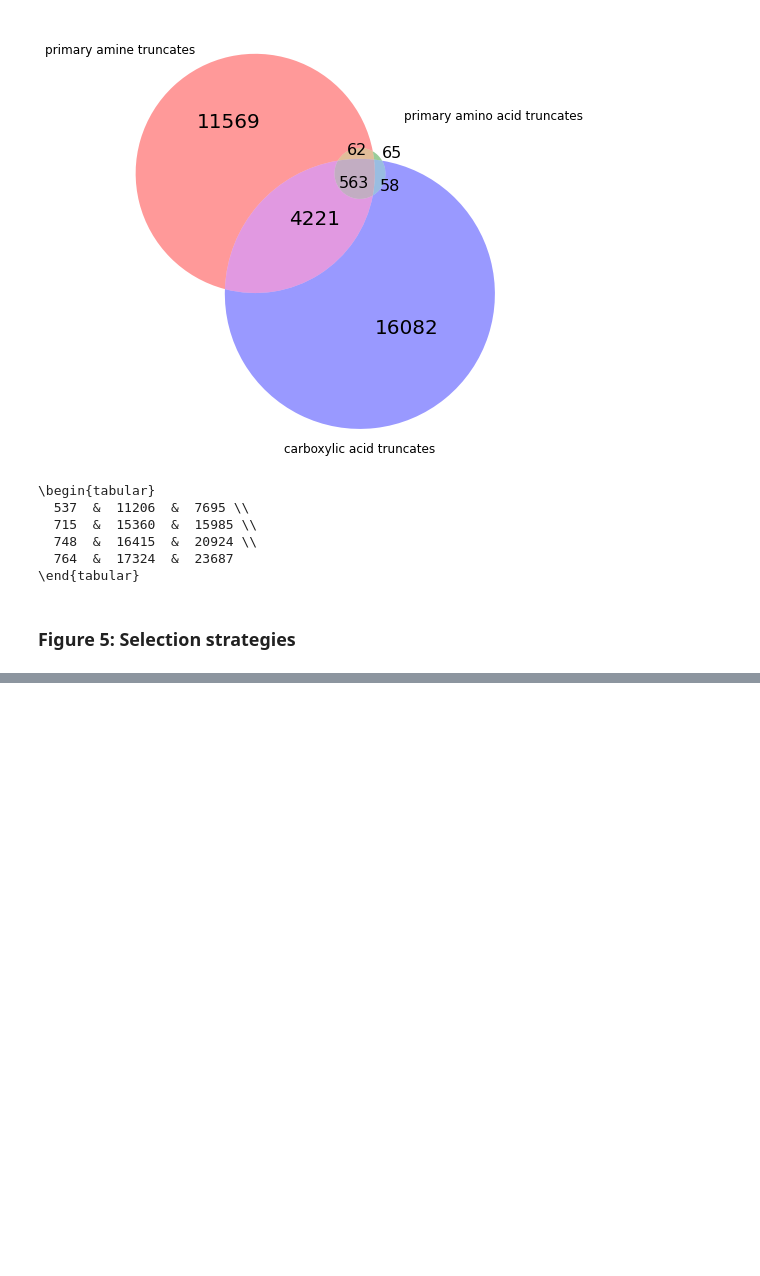
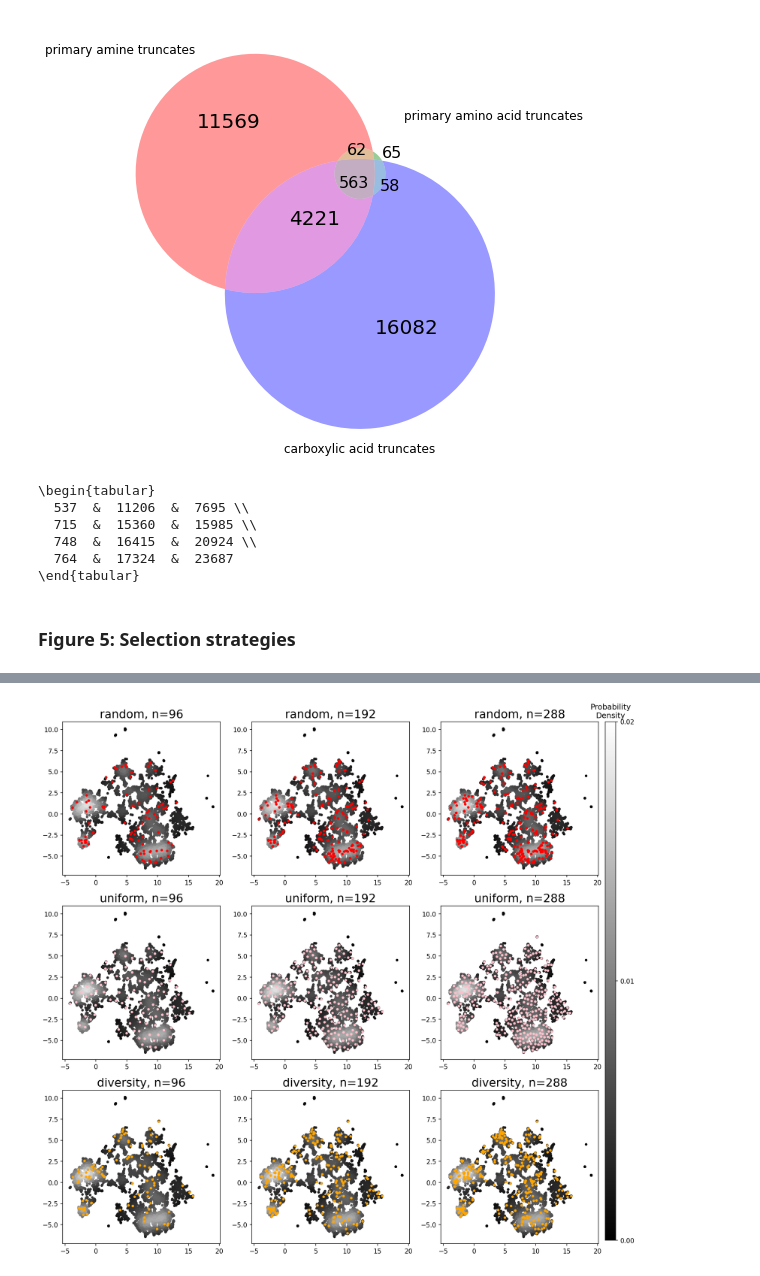
Before and after one commit to MobleyLab/DEL_BB_design, a Jupyter notebook: code/analysis/SI_analysis.ipynb, the cells around one changed output, grey strips where cells are left out. Saved outputs shown, nothing was run; the diff lists cells and outputs as text; code cells hidden in the pictures; blank space fills up the shorter version.

```diff
--- a/code/analysis/SI_analysis.ipynb
+++ b/code/analysis/SI_analysis.ipynb
@@ -1747,0 +591,66 @@ print(np.mean(np.max(l2p2_sim, axis=1)))
+# %%
+path = '../../files/library_enum_lists/'
+p_r_96 = pd.read_csv(path + 'pamine_rand_96.csv')
+p_r_192 = pd.read_csv(path + 'pamine_rand_192.csv')
+p_r_288 = pd.read_csv(path + 'pamine_rand_288.csv')
+
+p_u_96 = pd.read_csv(path + 'pamine_unif_96.csv')
+p_u_192 = pd.read_csv(path + 'pamine_unif_192.csv')
+p_u_288 = pd.read_csv(path + 'pamine_unif_288.csv')
+
+p_d_96 = pd.read_csv(path + 'pamine_div_96.csv')
+p_d_192 = pd.read_csv(path + 'pamine_div_192.csv')
+p_d_288 = pd.read_csv(path + 'pamine_div_288.csv')
+# %%
+fig, axs = plt.subplots(3, 3, figsize=(15,15), dpi=150)
+sc = axs[0][0].scatter(pamine_umap['X'], pamine_umap['Y'], marker='.', c=z_pamine, cmap='gray', vmin=t_min, vmax=t_max)
+axs[0][0].scatter(p_r_96['X'], p_r_96['Y'], marker='.', color='red')
+axs[0][0].set_title('random, n=96', fontsize=18)
+
+axs[0][1].scatter(pamine_umap['X'], pamine_umap['Y'], marker='.', c=z_pamine, cmap='gray', vmin=t_min, vmax=t_max)
+axs[0][1].scatter(p_r_192['X'], p_r_192['Y'], marker='.', color='red')
+axs[0][1].set_title('random, n=192', fontsize=18)
+
+axs[0][2].scatter(pamine_umap['X'], pamine_umap['Y'], marker='.', c=z_pamine, cmap='gray', vmin=t_min, vmax=t_max)
+axs[0][2].scatter(p_r_288['X'], p_r_288['Y'], marker='.', color='red')
+axs[0][2].set_title('random, n=288', fontsize=18)
+
+
+axs[1][0].scatter(pamine_umap['X'], pamine_umap['Y'], marker='.', c=z_pamine, cmap='gray', vmin=t_min, vmax=t_max)
+axs[1][0].scatter(p_u_96['X'], p_u_96['Y'], marker='.', color='pink')
+axs[1][0].set_title('uniform, n=96', fontsize=18)
+
+axs[1][1].scatter(pamine_umap['X'], pamine_umap['Y'], marker='.', c=z_pamine, cmap='gray', vmin=t_min, vmax=t_max)
+axs[1][1].scatter(p_u_192['X'], p_u_192['Y'], marker='.', color='pink')
+axs[1][1].set_title('uniform, n=192', fontsize=18)
+
+axs[1][2].scatter(pamine_umap['X'], pamine_umap['Y'], marker='.', c=z_pamine, cmap='gray', vmin=t_min, vmax=t_max)
+axs[1][2].scatter(p_u_288['X'], p_u_288['Y'], marker='.', color='pink')
+axs[1][2].set_title('uniform, n=288', fontsize=18)
+
+
+axs[2][0].scatter(pamine_umap['X'], pamine_umap['Y'], marker='.', c=z_pamine, cmap='gray', vmin=t_min, vmax=t_max)
+axs[2][0].scatter(p_d_96['X'], p_d_96['Y'], marker='.', color='orange')
+axs[2][0].set_title('diversity, n=96', fontsize=18)
+
+axs[2][1].scatter(pamine_umap['X'], pamine_umap['Y'], marker='.', c=z_pamine, cmap='gray', vmin=t_min, vmax=t_max)
+axs[2][1].scatter(p_d_192['X'], p_d_192['Y'], marker='.', color='orange')
+axs[2][1].set_title('diversity, n=192', fontsize=18)
+
+axs[2][2].scatter(pamine_umap['X'], pamine_umap['Y'], marker='.', c=z_pamine, cmap='gray', vmin=t_min, vmax=t_max)
+axs[2][2].scatter(p_d_288['X'], p_d_288['Y'], marker='.', color='orange')
+axs[2][2].set_title('diversity, n=288', fontsize=18)
+
+cbar_ax = fig.add_axes([0.91, 0.13, 0.015, 0.75])
+cbar_ax.set_title("Probability\nDensity")
+
+n_ticks = 3
+cbar = plt.colorbar(sc, cbar_ax)
+cbar.set_ticks(np.linspace(t_min, t_max, n_ticks))
+cbar.set_ticklabels([f"{x:.2f}" for x in np.linspace(t_min, t_max, n_ticks)])
+
+fig.savefig('../../figures/SI/pamine_BB_lists_eval.png')
+
+plt.show()
+# %% [output]
+[figure, added]
```
Also changed, not shown: parts of 105 cells of this notebook, 21 other files.
